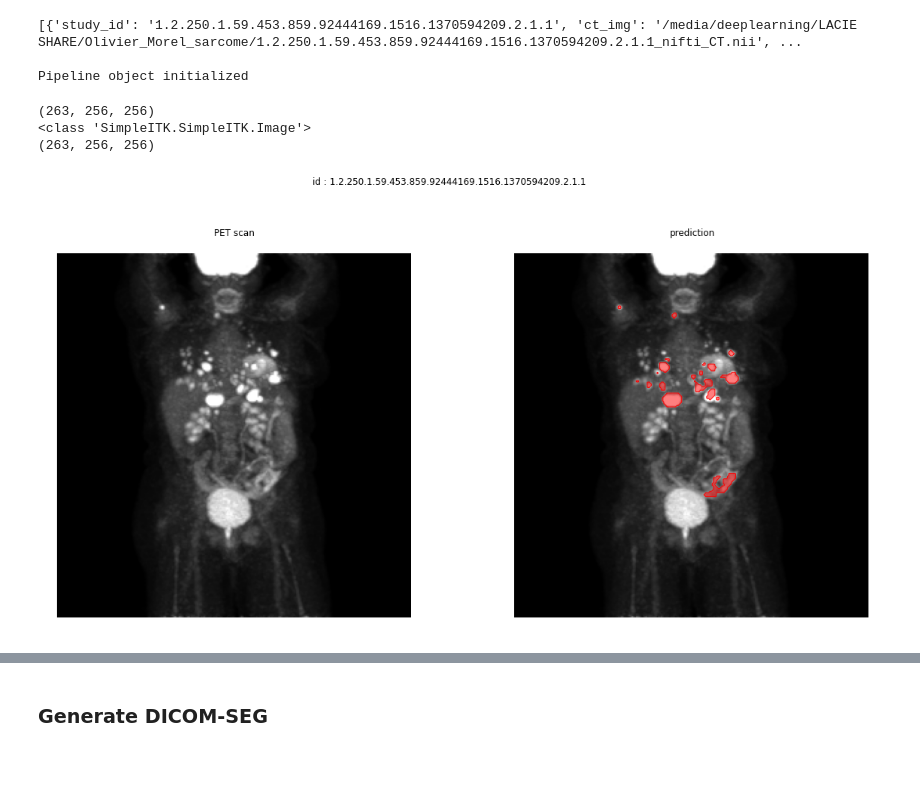
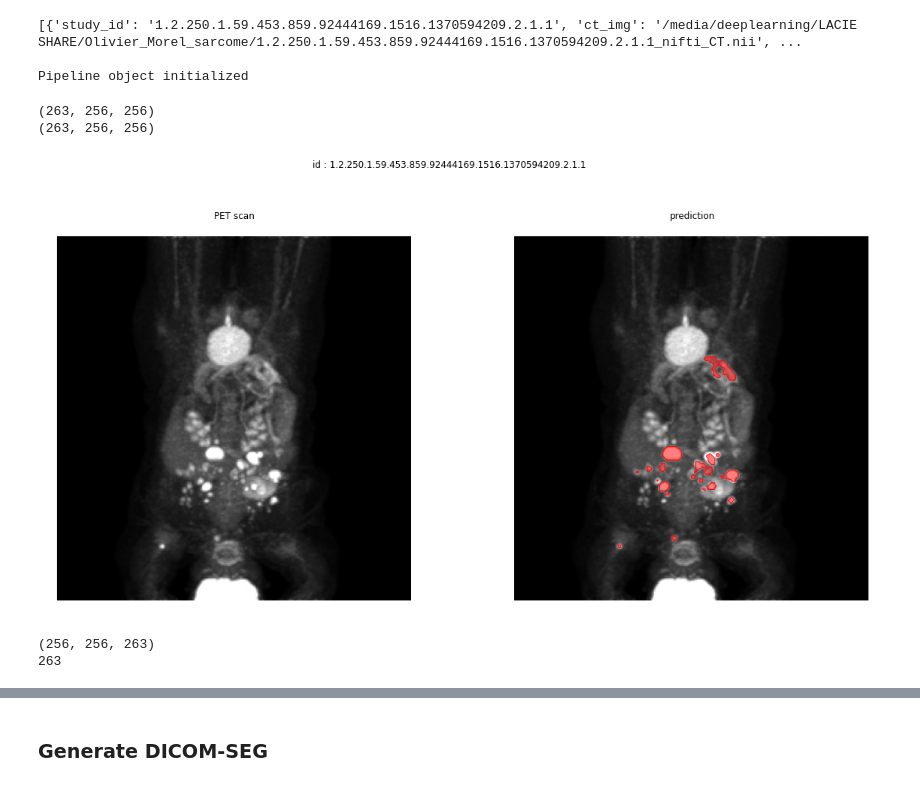
Before and after one commit to salimkanoun/DeepOncology, a Jupyter notebook: generate_inference.ipynb, the cells around one changed output, grey strips where cells are left out. Saved outputs shown, nothing was run; the diff lists cells and outputs as text; code cells hidden in the pictures.

```diff
--- a/generate_inference.ipynb
+++ b/generate_inference.ipynb
@@ -36,29 +35,30 @@ Pipeline object initialized
 # %%
 for count, img_path in enumerate(dataset) :
     study_uid = img_path['study_id']
     pet_img = sitk.ReadImage(img_path['pet_img'], sitk.sitkFloat32)
     pet_spacing = pet_img.GetSpacing()
     pet_size = pet_img.GetSize()
     pet_origin = pet_img.GetOrigin()
     pet_direction = pet_img.GetDirection()
-    pet_array = np.rot90(sitk.GetArrayFromImage(pet_img),2)
+    #pet_array = np.rot90(sitk.GetArrayFromImage(pet_img),2)
+    pet_array = sitk.GetArrayFromImage(pet_img)
     print(pet_array.shape)
 
     axis = 1
     fig, (ax1, ax2) = plt.subplots(1, 2, figsize=(20, 10))
     fig.suptitle("id : {}".format(study_uid))
     display_instance(pet_array, mask_array=None, axis=axis, ax=ax1)
     ax1.set_title('PET scan')
 
 
     pred_nifti = pipeline(img_path)
-    print(str(type(pred_nifti)))
-    pred = np.rot90(sitk.GetArrayFromImage(pred_nifti),2)
+    #print(str(type(pred_nifti)))
+    #pred = np.rot90(sitk.GetArrayFromImage(pred_nifti),2)
+    pred = sitk.GetArrayFromImage(pred_nifti)
     print(pred.shape)
     display_instance(pet_array, mask_array=pred, axis=axis, ax=ax2)
     ax2.set_title('prediction')
 # %% [output]
 (263, 256, 256)
-<class 'SimpleITK.SimpleITK.Image'>
 (263, 256, 256)
-[figure, old version]
+[figure, new version]
@@ -64,0 +67,18 @@ for count, img_path in enumerate(dataset) :
+# %%
+import cv2
+import skimage as sk
+print(pred_nifti.GetSize())
+depth = pred_nifti.GetDepth()
+print(depth)
+contours = []
+for i in range(depth):
+    im = pred_nifti[:,:,i]
+    array = sitk.GetArrayFromImage(im)
+    #print(array.shape)
+    contour = sk.measure.find_contours(array, level = 0.0)
+    if contour != [] :
+        contours.append(contour)
+    #print(contour)
+# %% [output]
+(256, 256, 263)
+263
```
Also changed, not shown: parts of 11 cells of this notebook.
